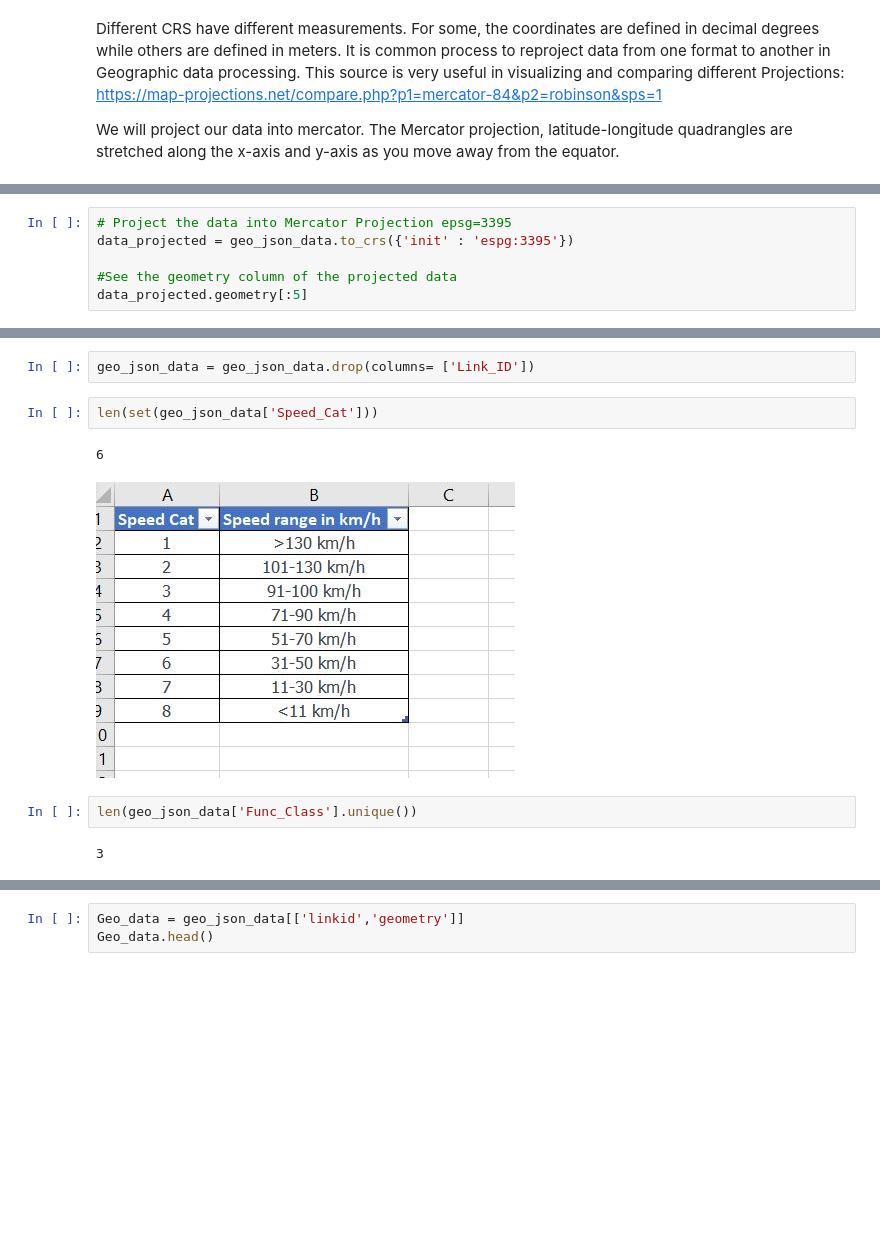
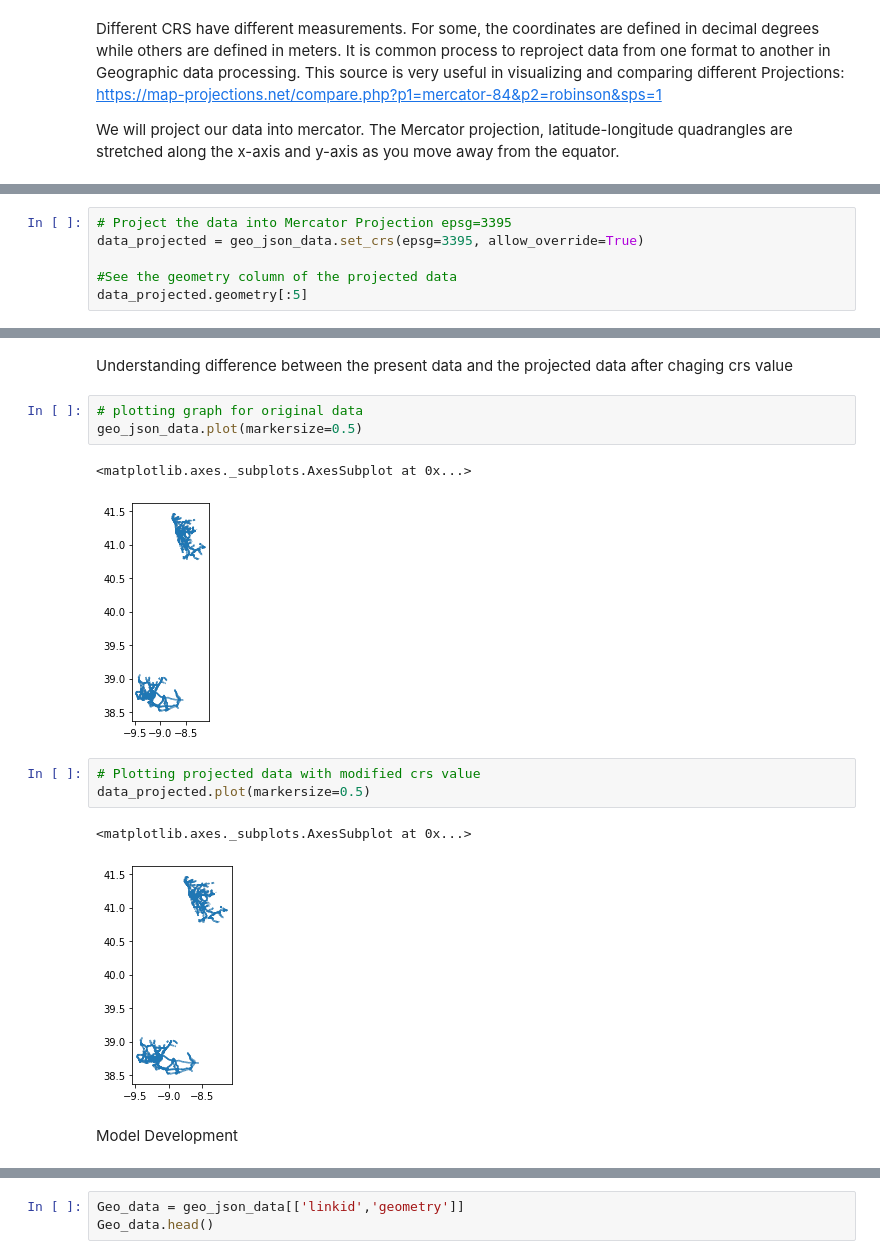
Before and after one commit to Pravallika-Myneni/WDL-stage-2, a Jupyter notebook: WDL_stage_2.ipynb, the cells around one changed output, grey strips where cells are left out. Cells and saved outputs as stored; diff of their text form; blank space fills up the shorter version.

```diff
--- a/WDL_stage_2.ipynb
+++ b/WDL_stage_2.ipynb
@@ -246,6 +289,6 @@ geo_json_data.geometry[:5]
 # %%
 # Project the data into Mercator Projection epsg=3395
-data_projected = geo_json_data.to_crs({'init' : 'espg:3395'})
+data_projected = geo_json_data.set_crs(epsg=3395, allow_override=True)
 
 #See the geometry column of the projected data
 data_projected.geometry[:5]
@@ -302,12 +302,16 @@ len(geo_json_data['linkid'] == geo_json_data['Link_ID'])
-# %%
-geo_json_data = geo_json_data.drop(columns= ['Link_ID'])
-# %%
-len(set(geo_json_data['Speed_Cat']))
-# %% [output]
-6
-# %% [markdown]
-![Capture.JPG](embedded-picture-1)
-# %%
-len(geo_json_data['Func_Class'].unique())
-# %% [output]
-3
+# %% [markdown]
+Understanding difference between the present data and the projected data after chaging crs value
+# %%
+# plotting graph for original data
+geo_json_data.plot(markersize=0.5)
+# %% [output]
+<matplotlib.axes._subplots.AxesSubplot at 0x...>
+[figure, added]
+# %%
+# Plotting projected data with modified crs value
+data_projected.plot(markersize=0.5)
+# %% [output]
+<matplotlib.axes._subplots.AxesSubplot at 0x...>
+[figure, added]
+# %% [markdown]
+Model Development
```
Also changed, not shown: parts of 85 cells of this notebook.
